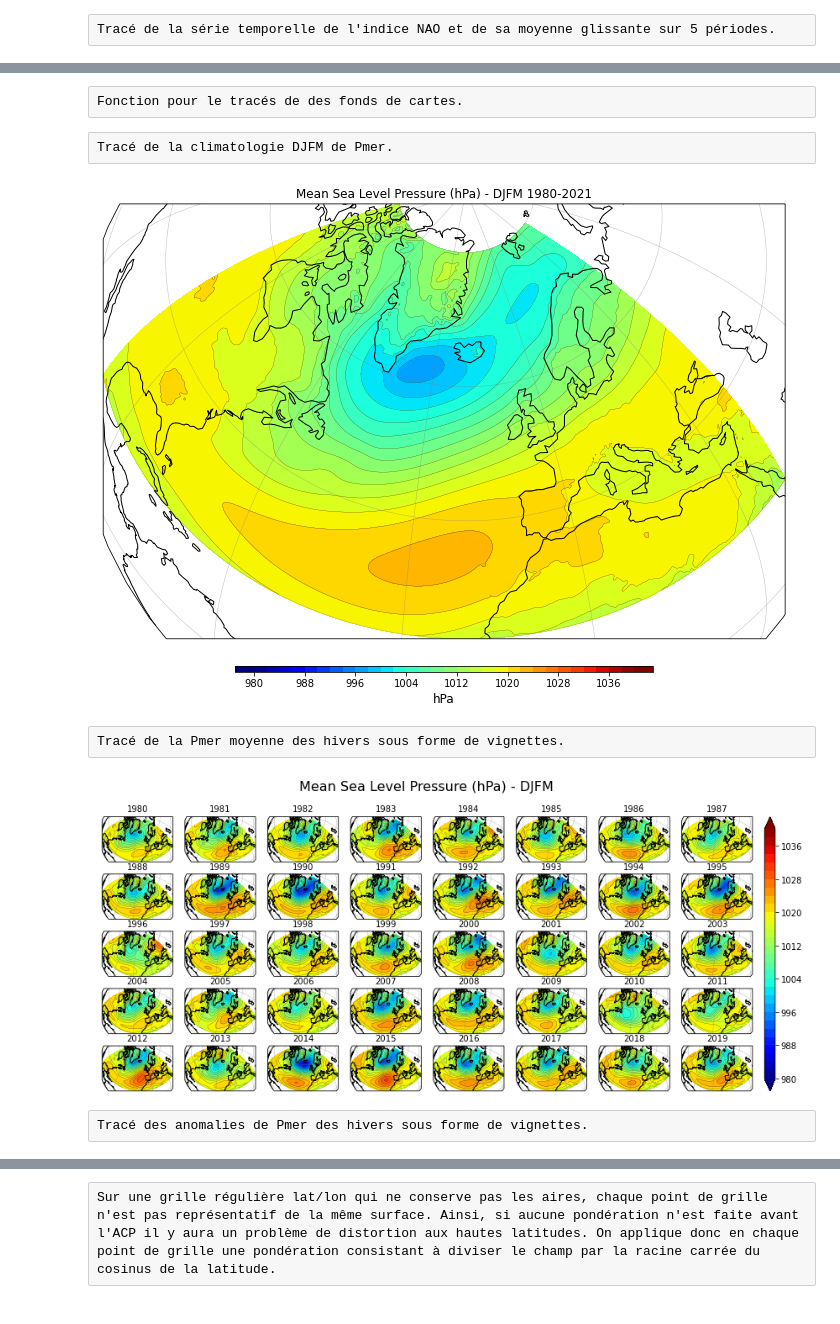
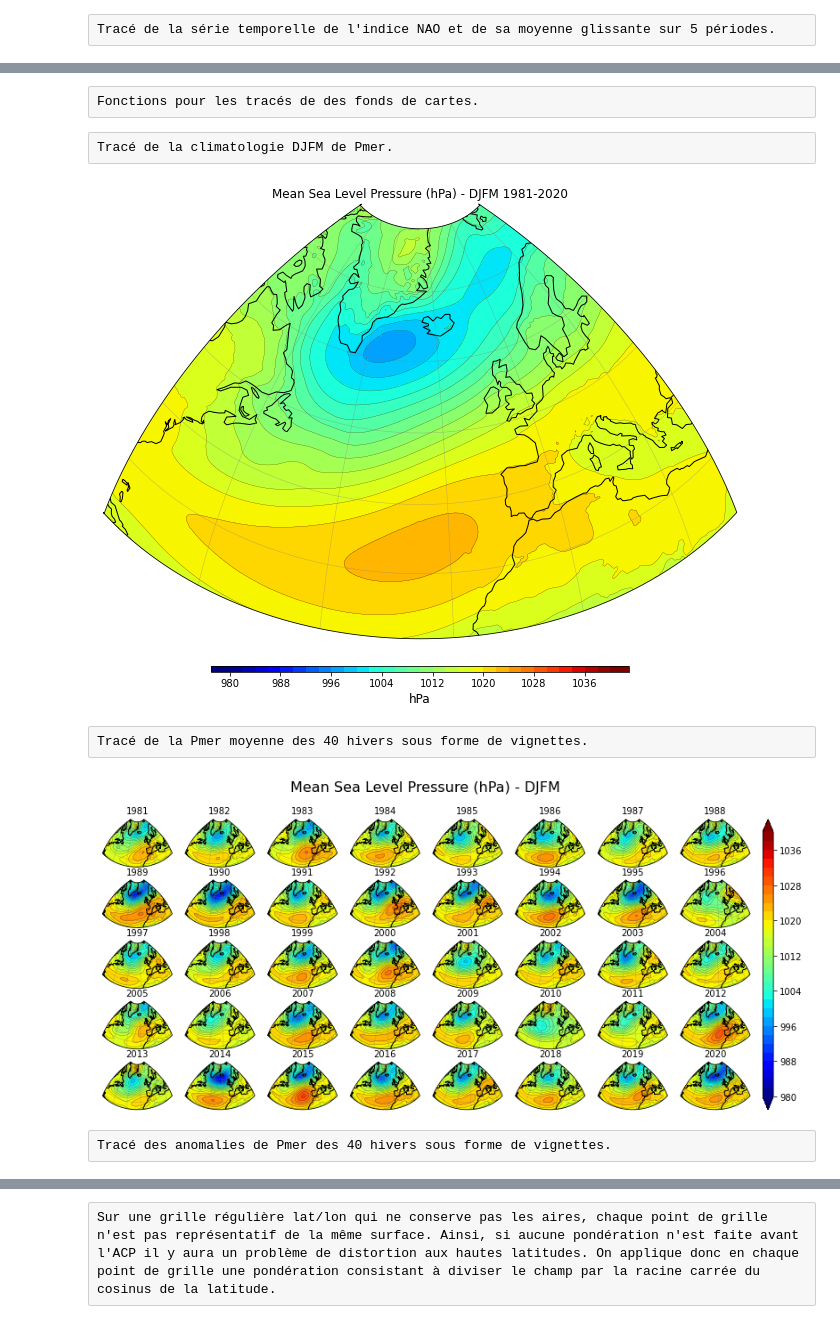
Before and after one commit to fredericferry/NAO, a Jupyter notebook: NAO.ipynb, the cells around one changed output, grey strips where cells are left out. Saved outputs shown, nothing was run; the diff lists cells and outputs as text; code cells hidden in the pictures.

```diff
--- a/NAO.ipynb
+++ b/NAO.ipynb
@@ -158,13 +145,13 @@ Freq: AS-JAN, Length: 156, dtype: float64
 Tracé de la série temporelle de l'indice NAO et de sa moyenne glissante sur 5 périodes.
 # %%
 fig=plt.figure(figsize=(15, 8))
-fig.suptitle('NAO station-based index : DJFM '+str(x0)+'-'+str(xf), fontsize=16)
-plt.title('Data : https://climatedataguide.ucar.edu/sites/default/files/nao_station_djfm.txt' , fontsize=12, color='grey')
+fig.suptitle('NAO station-based index : DJFM '+str(year1)+'-'+str(year2), fontsize=16)
+plt.title('Data : https://climatedataguide.ucar.edu/climate-data/hurrell-north-atlantic-oscillation-nao-index-station-based' , fontsize=12, color='grey')
 plt.xlabel('Year')
 plt.ylabel('Normalized pressure difference (Lisbon - Stykkisholmur)')
 
-ax = nao_index2.plot(color='grey', linewidth=0.5, alpha=1, label='NAO')
-ax = nao_index_smooth.plot(color='red', linewidth=2, label='5-month RM NAO')
+ax = nao_index.plot(color='grey', linewidth=0.5, alpha=1, label='NAO index')
+ax = nao_index_smooth.plot(color='red', linewidth=2, label='10-month RM NAO ondex')
 
 plt.axhline(0, color='k')
 plt.axhline(1, color='grey', linestyle='--', linewidth=0.5)
@@ -174,8 +161,9 @@ plt.axhline(-1, color='grey', linestyle='--', linewidth=0.5)
 plt.axhline(-2, color='grey', linestyle='--', linewidth=0.5)
 plt.axhline(-3, color='grey', linestyle='--', linewidth=0.5)
 
+plt.legend()
 plt.show()
 
-figname=dir_figs+'nao_index_smooth_'+str(x0)+'-'+str(xf)
+figname=dir_figs+'nao_index_smooth_'+str(year1)+'-'+str(year2)
 fig.savefig(figname+'.png', bbox_inches='tight')
 # %% [output]
@@ -195,0 +184,5 @@ Traitement des données (module xarray)
+# %%
+nc_file = dir_data+'era5.mslp.djfm.mean.natl.nc'
+
+data    = xr.open_dataset(nc_file)
+print(data)
@@ -245,2 +260,2 @@ slp_anom=(tot-clim)/100
 # %% [raw]
-Fonction pour le tracés de des fonds de cartes.
+Fonctions pour les tracés de des fonds de cartes.
@@ -254,28 +262,42 @@ def plot_background(ax):
+# %%
+projection = ccrs.Orthographic(central_longitude=(lonW+lonE)/2, central_latitude=(latS+latN)/2)
+
+def plot_background(ax):
+    ax.coastlines()
+    ax.gridlines(crs=ccrs.PlateCarree(), linewidth=0.5, color='gray', alpha=0.5, linestyle='-')
+    boundary_path = make_boundary_path(lon, lat)
+    ax.set_boundary(boundary_path, transform=ccrs.PlateCarree())
+    return ax
+
+def make_boundary_path(lon,lat):
+    lons,lats=np.meshgrid(lon,lat)
+    boundary_path = np.array([lons[-1,:],lats[-1,:]])
+    boundary_path = np.append(boundary_path,np.array([lons[::-1,-1],lats[::-1,-1]]),axis=1)
+    boundary_path = np.append(boundary_path,np.array([lons[1,::-1],lats[1,::-1]]),axis=1)
+    boundary_path = np.append(boundary_path,np.array([lons[:,1],lats[:,1]]),axis=1)
+    boundary_path = mpath.Path(np.swapaxes(boundary_path, 0, 1))
+    return boundary_path
 # %% [raw]
 Tracé de la climatologie DJFM de Pmer.
 # %%
-levels = np.arange(980,1042,2)
-
 fig = plt.figure(figsize=(15., 10.))
 ax = fig.add_subplot(1, 1, 1, projection=projection)
-ax.set_title('Mean Sea Level Pressure (hPa) - DJFM '+ str(year1)+'-'+str(year2), loc='center')
+ax.set_title('Mean Sea Level Pressure (hPa) - DJFM '+ yr1+'-'+yr2, loc='center')
 plot_background(ax)
-cf = ax.contourf(lon, lat, slp_clim, levels, cmap='jet', transform=ccrs.PlateCarree(), extend='both')
-c = ax.contour(lon, lat, slp_clim, levels, colors='black', linewidths=0.2, transform=ccrs.PlateCarree())
+cf = ax.contourf(lon, lat, slp_clim[0,:,:], levels, cmap='jet', transform=ccrs.PlateCarree(), extend='both')
+c = ax.contour(lon, lat, slp_clim[0,:,:], levels, colors='black', linewidths=0.2, transform=ccrs.PlateCarree())
 cb = fig.colorbar(cf, orientation='horizontal', aspect=65, shrink=0.5, pad=0.05, extendrect='True')
 cb.set_label('hPa', size='large')
 
 plt.show()
 
-figname=dir_figs+'mslp_DJFM_atl_'+ str(year1)+'-'+str(year2)
+figname=dir_figs+'mslp_clim_DJFM_atl_'+yr1+'-'+yr2
 fig.savefig(figname+'.png', bbox_inches='tight')
 # %% [output]
-[figure, old version]
+[figure, new version]
 # %% [raw]
-Tracé de la Pmer moyenne des hivers sous forme de vignettes.
+Tracé de la Pmer moyenne des 40 hivers sous forme de vignettes.
 # %%
-levels = np.arange(980,1042,2)
-
 axes_class = (GeoAxes, dict(map_projection=projection))
 fig = plt.figure(figsize=(16,6))
 fig.suptitle('Mean Sea Level Pressure (hPa) - DJFM', fontsize=16)
@@ -298,10 +320,10 @@ for i, ax in enumerate(axgr):
 
 plt.show()
 
-figname=dir_figs+'mslp_DJFM_atl_'+date_str[0]+'-'+date_str[-1]
+figname=dir_figs+'mslp_DJFM_atl_'+yr1+'-'+yr2
 fig.savefig(figname+'.png', bbox_inches='tight')
 # %% [output]
-[figure, old version]
+[figure, new version]
 # %% [raw]
-Tracé des anomalies de Pmer des hivers sous forme de vignettes.
+Tracé des anomalies de Pmer des 40 hivers sous forme de vignettes.
 # %%
```
Also changed, not shown: parts of 65 cells of this notebook.
